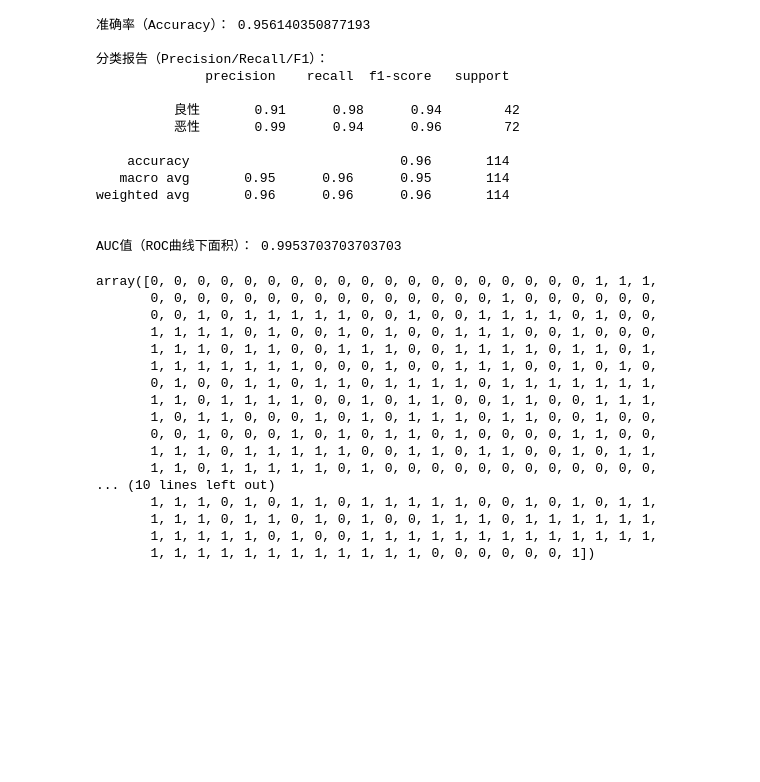
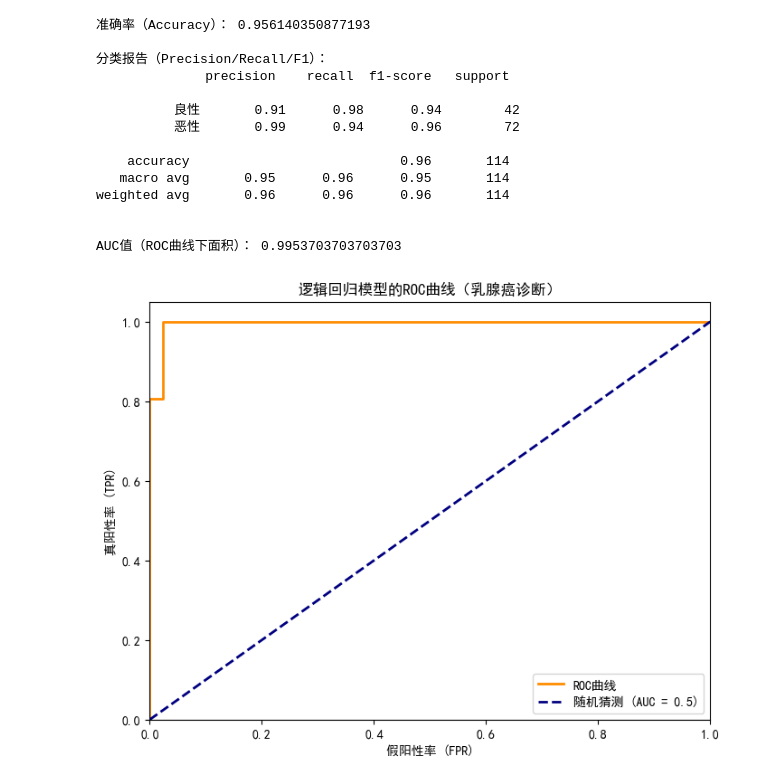
Before and after one commit to S0ngRu1/Smooth-Python, a Jupyter notebook: logistic_regression.ipynb, the cells around one changed output. Cells and saved outputs as stored; diff of their text form; code cells hidden in the pictures; blank space fills up the shorter version.

```diff
--- a/logistic_regression.ipynb
+++ b/logistic_regression.ipynb
@@ -91,23 +91,32 @@ weighted avg       0.96      0.96      0.96       114
 
 AUC值（ROC曲线下面积）： 0.9953703703703703
 # %%
+import matplotlib.pyplot as plt
+from sklearn.metrics import roc_curve
 
-data.target
+# 1. 计算FPR（假阳性率）、TPR（真阳性率）和阈值
+fpr, tpr, thresholds = roc_curve(y_test, y_pred_proba)
+
+# 3. 设置中文显示（避免乱码）
+plt.rcParams["font.family"] = ["SimHei"]
+plt.rcParams["axes.unicode_minus"] = False  # 正确显示负号
+
+# 4. 绘制ROC曲线
+plt.figure(figsize=(8, 6))
+# 绘制ROC曲线
+plt.plot(fpr, tpr, color='darkorange', lw=2, label=f'ROC曲线')
+# 绘制随机猜测的基准线（对角线）
+plt.plot([0, 1], [0, 1], color='navy', lw=2, linestyle='--', label='随机猜测 (AUC = 0.5)')
+
+# 5. 设置坐标轴和标题
+plt.xlim([0.0, 1.0])  # 横轴范围
+plt.ylim([0.0, 1.05])  # 纵轴范围（略大于1，便于显示）
+plt.xlabel('假阳性率 (FPR)')  # FPR：非癌症（0）被误判为癌症（1）的比例
+plt.ylabel('真阳性率 (TPR)')  # TPR：癌症（1）被正确判为癌症（1）的比例（即召回率）
+plt.title('逻辑回归模型的ROC曲线（乳腺癌诊断）')
+plt.legend(loc="lower right")  # 图例位置
+
+# 6. 显示图像
+plt.show()
 # %% [output]
-array([0, 0, 0, 0, 0, 0, 0, 0, 0, 0, 0, 0, 0, 0, 0, 0, 0, 0, 0, 1, 1, 1,
-       0, 0, 0, 0, 0, 0, 0, 0, 0, 0, 0, 0, 0, 0, 0, 1, 0, 0, 0, 0, 0, 0,
-       0, 0, 1, 0, 1, 1, 1, 1, 1, 0, 0, 1, 0, 0, 1, 1, 1, 1, 0, 1, 0, 0,
-       1, 1, 1, 1, 0, 1, 0, 0, 1, 0, 1, 0, 0, 1, 1, 1, 0, 0, 1, 0, 0, 0,
-       1, 1, 1, 0, 1, 1, 0, 0, 1, 1, 1, 0, 0, 1, 1, 1, 1, 0, 1, 1, 0, 1,
-       1, 1, 1, 1, 1, 1, 1, 0, 0, 0, 1, 0, 0, 1, 1, 1, 0, 0, 1, 0, 1, 0,
-       0, 1, 0, 0, 1, 1, 0, 1, 1, 0, 1, 1, 1, 1, 0, 1, 1, 1, 1, 1, 1, 1,
-       1, 1, 0, 1, 1, 1, 1, 0, 0, 1, 0, 1, 1, 0, 0, 1, 1, 0, 0, 1, 1, 1,
-       1, 0, 1, 1, 0, 0, 0, 1, 0, 1, 0, 1, 1, 1, 0, 1, 1, 0, 0, 1, 0, 0,
-       0, 0, 1, 0, 0, 0, 1, 0, 1, 0, 1, 1, 0, 1, 0, 0, 0, 0, 1, 1, 0, 0,
-       1, 1, 1, 0, 1, 1, 1, 1, 1, 0, 0, 1, 1, 0, 1, 1, 0, 0, 1, 0, 1, 1,
-       1, 1, 0, 1, 1, 1, 1, 1, 0, 1, 0, 0, 0, 0, 0, 0, 0, 0, 0, 0, 0, 0,
-... (10 lines left out)
-       1, 1, 1, 0, 1, 0, 1, 1, 0, 1, 1, 1, 1, 1, 0, 0, 1, 0, 1, 0, 1, 1,
-       1, 1, 1, 0, 1, 1, 0, 1, 0, 1, 0, 0, 1, 1, 1, 0, 1, 1, 1, 1, 1, 1,
-       1, 1, 1, 1, 1, 0, 1, 0, 0, 1, 1, 1, 1, 1, 1, 1, 1, 1, 1, 1, 1, 1,
-       1, 1, 1, 1, 1, 1, 1, 1, 1, 1, 1, 1, 0, 0, 0, 0, 0, 0, 1])
+[figure, added]
```
